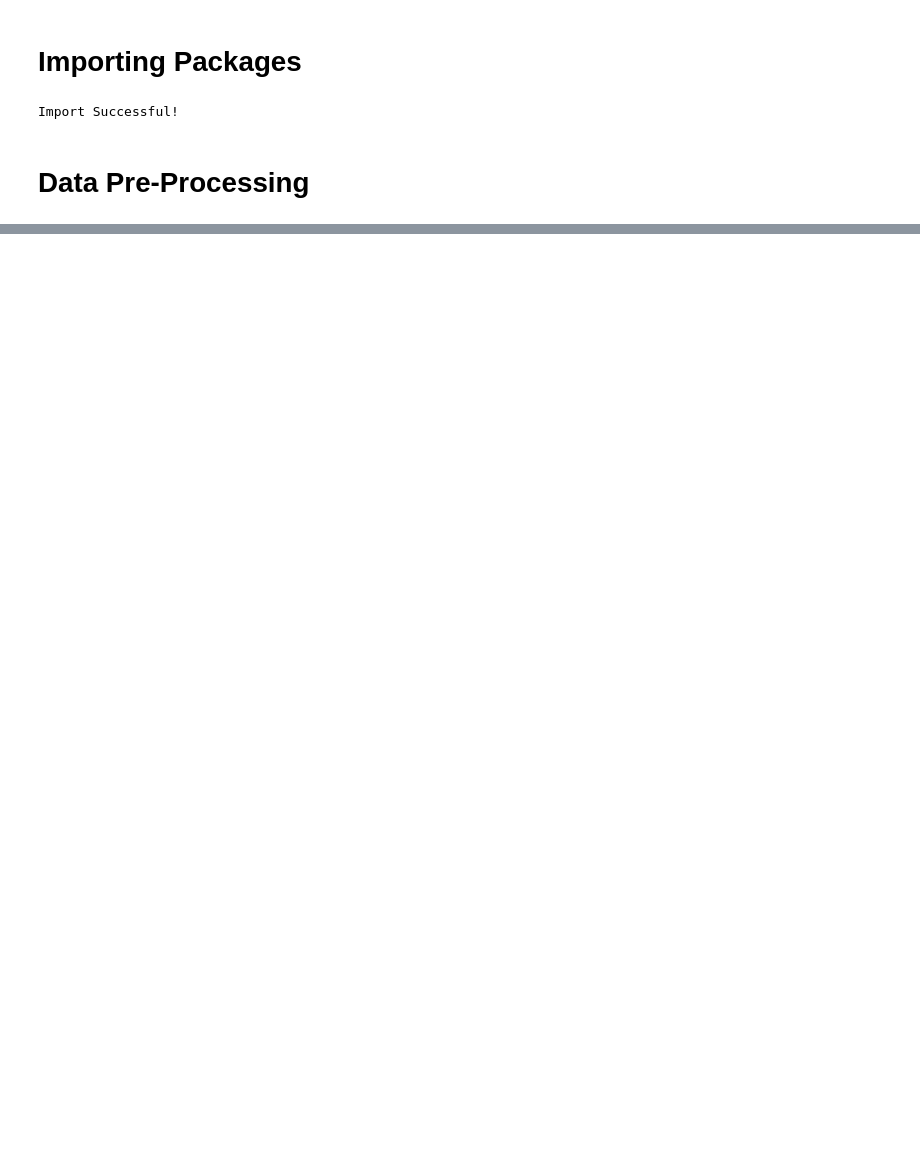
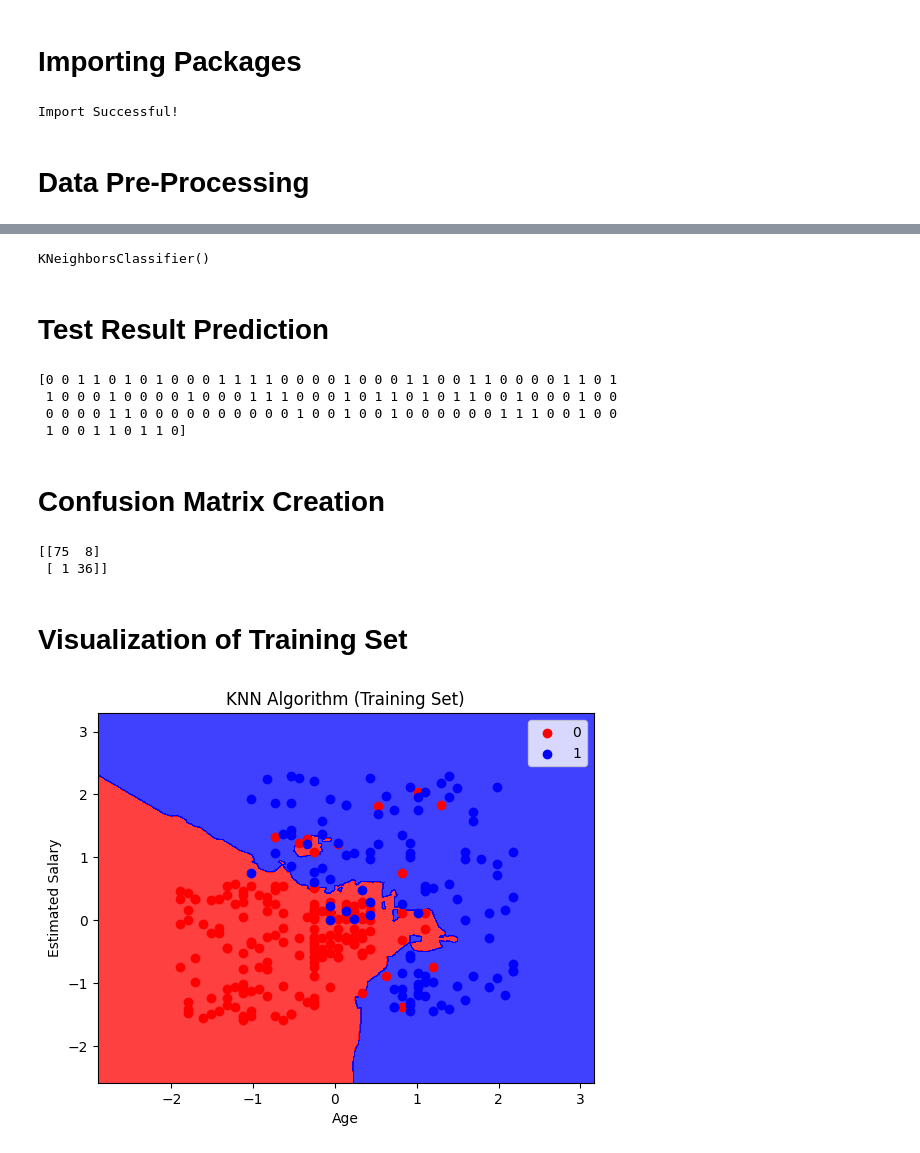
Before and after one commit to TheHappyBaloney/Uni-Practical, a Jupyter notebook: knn-ipynb.ipynb, the cells around one changed output, grey strips where cells are left out. Saved outputs shown, nothing was run; the diff lists cells and outputs as text; code cells hidden in the pictures; blank space fills up the shorter version.

Commit message:
Chore: Visualization and Completion

```diff
--- a/knn-ipynb.ipynb
+++ b/knn-ipynb.ipynb
@@ -29,0 +32,48 @@ x_test = st_x.fit_transform(x_test)
+# %%
+classifier = KNeighborsClassifier(n_neighbors=5, metric='minkowski', p=2)
+classifier.fit(x_train, y_train)
+# %% [output]
+KNeighborsClassifier()
+# %% [markdown]
+# Test Result Prediction
+# %%
+y_pred = classifier.predict(x_test)
+print(y_pred)
+# %% [output]
+[0 0 1 1 0 1 0 1 0 0 0 1 1 1 1 0 0 0 0 1 0 0 0 1 1 0 0 1 1 0 0 0 0 1 1 0 1
+ 1 0 0 0 1 0 0 0 0 1 0 0 0 1 1 1 0 0 0 1 0 1 1 0 1 0 1 1 0 0 1 0 0 0 1 0 0
+ 0 0 0 0 1 1 0 0 0 0 0 0 0 0 0 0 1 0 0 1 0 0 1 0 0 0 0 0 0 1 1 1 0 0 1 0 0
+ 1 0 0 1 1 0 1 1 0]
+# %% [markdown]
+# Confusion Matrix Creation
+# %%
+cm = confusion_matrix( y_test , y_pred )
+print(cm)
+# %% [output]
+[[75  8]
+ [ 1 36]]
+# %% [markdown]
+# Visualization of Training Set
+# %%
+x_set , y_set = x_train , y_train
+
+x1, x2 = np.meshgrid(np.arange(start=x_set[:, 0].min() - 1, stop=x_set[:, 0].max() + 1, step=0.01),
+                     np.arange(start=x_set[:, 1].min() - 1, stop=x_set[:, 1].max() + 1, step=0.01))
+
+plt.contourf(x1, x2, classifier.predict(np.array([x1.ravel(), x2.ravel()]).T).reshape(x1.shape), alpha=0.75,
+             cmap=ListedColormap(('red', 'blue')))
+
+plt.xlim(x1.min(), x1.max())
+plt.ylim(x2.min(), x2.max())
+
+for i, j in enumerate(np.unique(y_set)):
+    plt.scatter(x_set[y_set == j, 0], x_set[y_set == j, 1],
+            color=ListedColormap(('red', 'blue'))(i), label=j)
+
+plt.title("KNN Algorithm (Training Set)")
+plt.xlabel("Age")
+plt.ylabel('Estimated Salary')
+plt.legend()
+plt.show()
+# %% [output]
+[figure, added]
```
Also changed, not shown: parts of 3 cells of this notebook.
